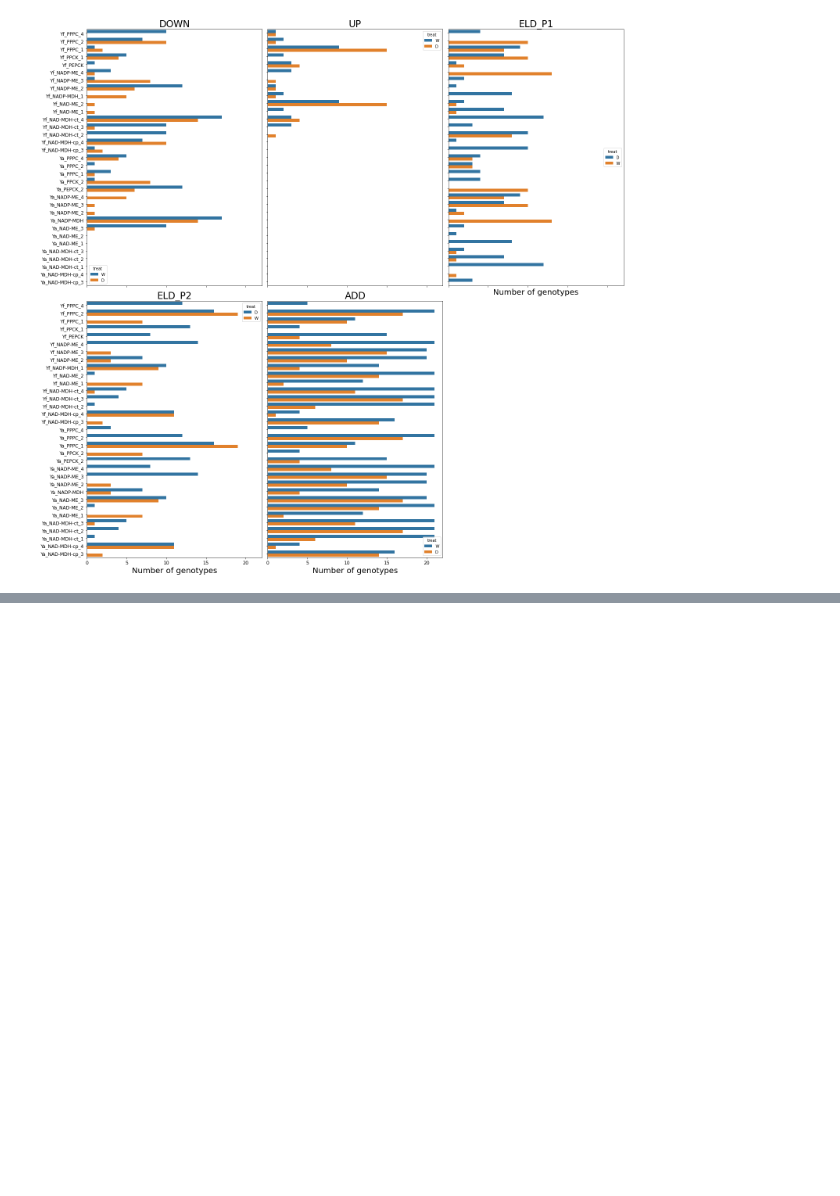
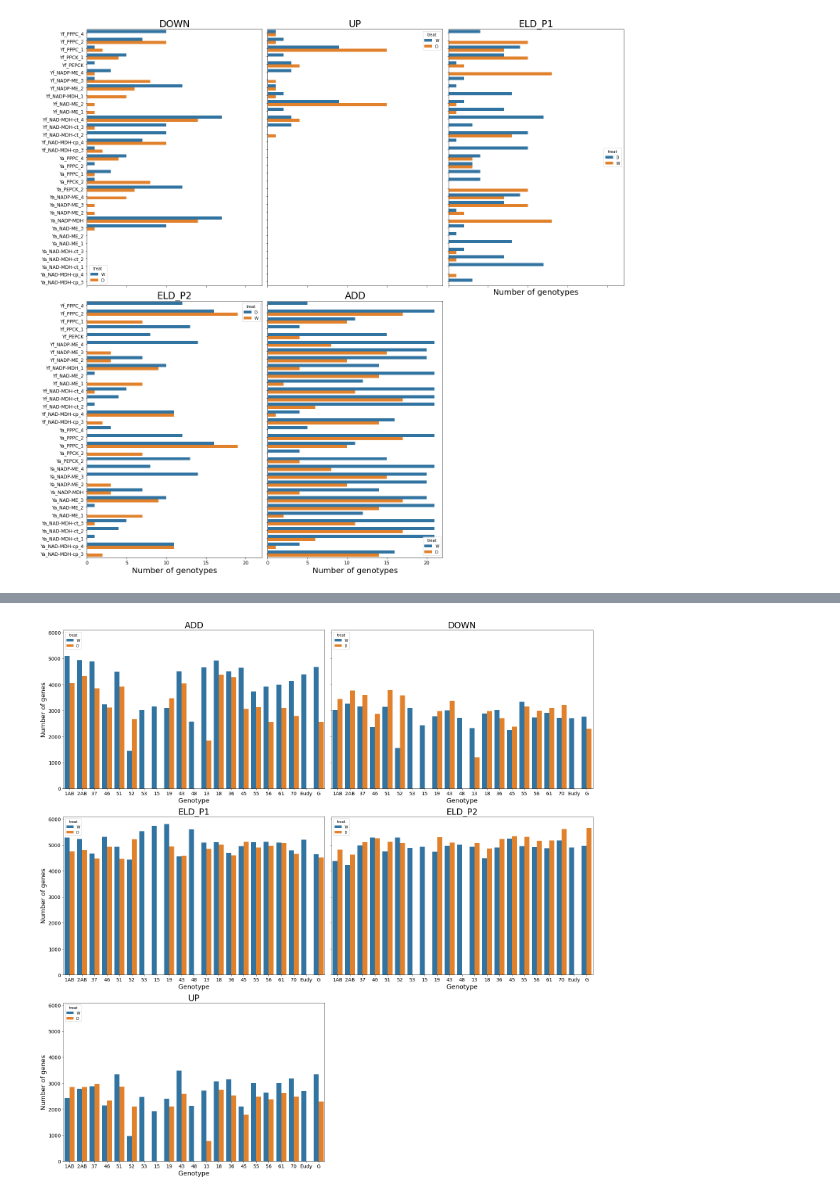
Before and after one commit to achpardo/yucca-genomics, a Jupyter notebook: differential_expression/expression_partitioning_downstream/hybexp_partitioning_results.ipynb, the cells around one changed output, grey strips where cells are left out. Cells and saved outputs as stored; diff of their text form; code cells hidden in the pictures; blank space fills up the shorter version.

Commit message:
additional HybridExpress summary plots

```diff
--- a/differential_expression/expression_partitioning_downstream/hybexp_partitioning_results.ipynb
+++ b/differential_expression/expression_partitioning_downstream/hybexp_partitioning_results.ipynb
@@ -336,0 +345,2 @@ Trans-regulation is indicated by DE from the parents (i.e. everything in the Hyb
+# %%
+classcounts = res.groupby(["phys","genotype","treat","Class"]).count().reset_index()[["phys","genotype","treat","Class","Gene"]]
@@ -336,0 +349,33 @@ Trans-regulation is indicated by DE from the parents (i.e. everything in the Hyb
+# %%
+def subcounts(cdf,colname,colval):
+    subdf = cdf[cdf[colname]==colval]
+    return subdf.sort_values(by=["treat","phys"],ascending=False)
+# %%
+fig,ax = plt.subplots(nrows=3,ncols=2,figsize=(22,22),sharey=True)
+r=0
+c=0
+for i in classcounts["Class"].unique():
+    df = subcounts(classcounts,"Class",i)
+    sns.barplot(ax=ax[r,c],data=df,x="genotype",y="Gene",hue="treat")
+    ax[r,c].set_title(i,fontsize=24)
+    ax[r,c].tick_params(which="both",labelsize=14)
+    ax[r,c].set_xlabel("Genotype",fontsize=18)
+    if c==0:
+        ax[r,c].set_ylabel("Number of genes",fontsize=18)
+    else:
+        ax[r,c].set_ylabel("")
+
+    if c<1:
+        c+=1
+    else:
+        c=0
+        r+=1
+
+fig.tight_layout()
+fig.delaxes(ax[2,1])
+
+plt.savefig("./ngenes_gttreat_class.png",dpi=200,bbox_inches="tight")
+plt.savefig("./ngenes_gttreat_class.pdf",dpi=200,bbox_inches="tight")
+plt.savefig("./ngenes_gttreat_class.svg",dpi=200,bbox_inches="tight")
+# %% [output]
+[figure, added]
```
Also changed, not shown: parts of 21 cells of this notebook.
